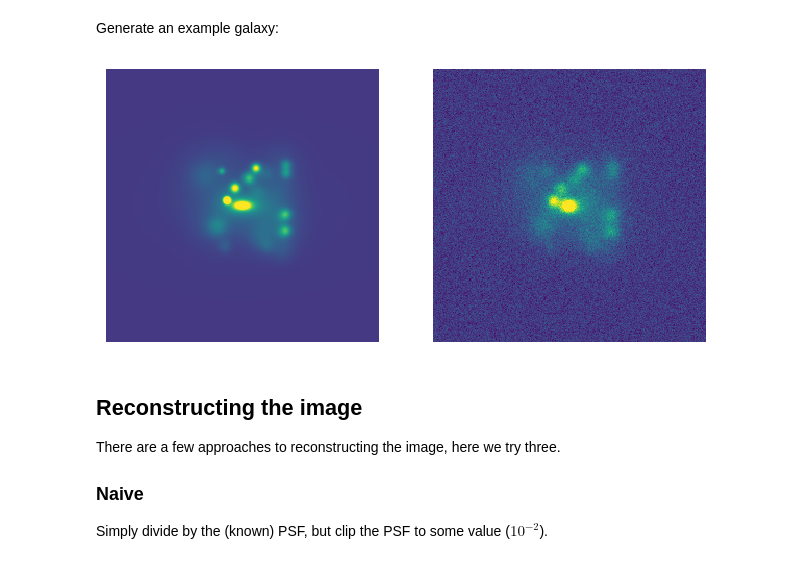
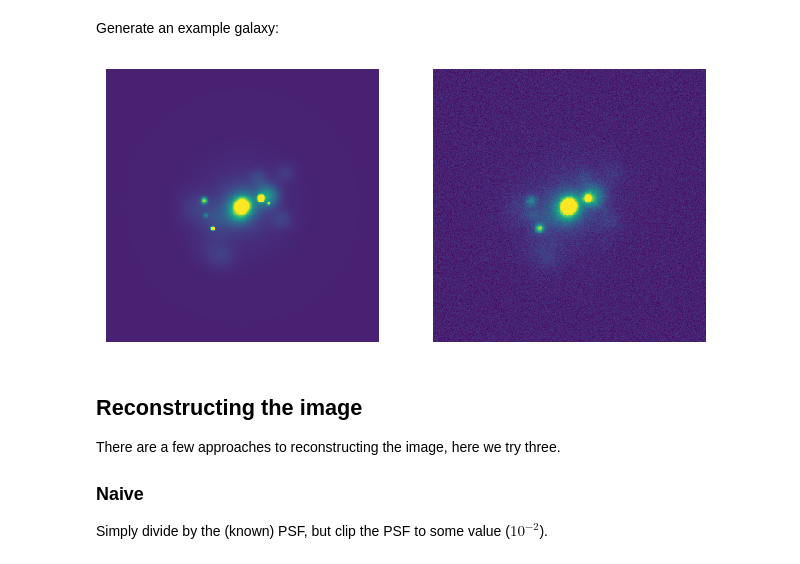
Before and after one commit to astro-nova/asymmetry, a Jupyter notebook: 4 Fourier New.ipynb, the cells around one changed output. Drawn from its saved outputs; the diff is of its cells as text; code cells hidden in the pictures.

```diff
--- a/4 Fourier New.ipynb
+++ b/4 Fourier New.ipynb
@@ -116,14 +85,13 @@ psf_std = psf_fwhm * gaussian_fwhm_to_sigma
 # %% [markdown]
 Generate an example galaxy:
 # %%
-perfect_gal, real_gal, bg = make_perfect_galaxy(mag, r, 10.5, pxscale, n, q, n_clumps=n_clumps,
-                                                sky_mag=22.5, psf_fwhm=psf_fwhm, clump_properties=None)
+perfect_gal, real_gal, bg = make_perfect_galaxy(pxscale=pxscale, sky_mag=22.5, psf_fwhm=psf_fwhm)
 fig, axs = plt.subplots(1, 2, figsize=(6, 3))
-axs[0].imshow(perfect_gal, vmin=-200, vmax=1000)
-axs[1].imshow(real_gal, vmin=-200, vmax=1000)
+axs[0].imshow(perfect_gal, vmin=-200, vmax=2000)
+axs[1].imshow(real_gal, vmin=-200, vmax=2000)
 for ax in axs: ax.axis('off')
 # %% [output]
-[figure, old version]
+[figure, new version]
 # %% [markdown]
 ## Reconstructing the image
 
```
Also changed, not shown: parts of 15 cells of this notebook, 5 other files.
